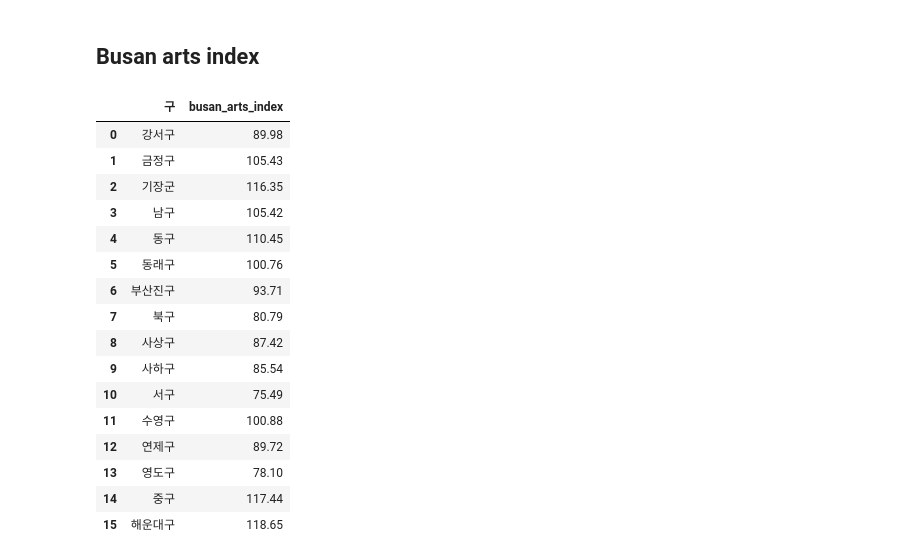
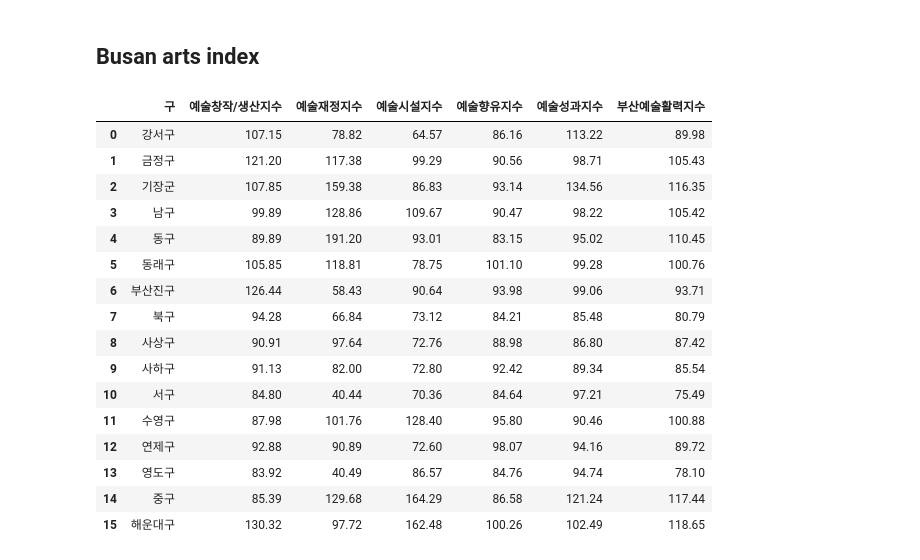
Before and after one commit to eunjuyummy/Arts_Pulse, a Jupyter notebook: data/busan/the_final_index/Busan_arts_index.ipynb, the cells around one changed output. Cells and saved outputs as stored; diff of their text form; code cells hidden in the pictures.

```diff
--- a/data/busan/the_final_index/Busan_arts_index.ipynb
+++ b/data/busan/the_final_index/Busan_arts_index.ipynb
@@ -78,0 +82,3 @@ Name: busan_arts_finance_index, dtype: float64
+# %%
+Busan_Arts_Index['예술재정지수'] = busan_arts_finance_index['busan_arts_finance_index'].round(2)
+Busan_Arts_Index
@@ -79,5 +103,6 @@ Name: busan_arts_finance_index, dtype: float64
 # %% [markdown]
 ## 예술시설지수
 # %%
-busan_arts_facilities_index['busan_arts_facilities_index'].round(2)
+Busan_Arts_Index['예술시설지수'] = busan_arts_facilities_index['busan_arts_facilities_index'].round(2)
+Busan_Arts_Index
 # %% [output]
@@ -101,5 +126,6 @@ Name: busan_arts_facilities_index, dtype: float64
 # %% [markdown]
 ## 예술향유지수
 # %%
-busan_arts_enjoyment_index['busan_arts_enjoyment_index'].round(2)
+Busan_Arts_Index['예술향유지수'] = busan_arts_enjoyment_index['busan_arts_enjoyment_index'].round(2)
+Busan_Arts_Index
 # %% [output]
@@ -123,5 +149,6 @@ Name: busan_arts_enjoyment_index, dtype: float64
 # %% [markdown]
 ## 예술성과지수
 # %%
-busan_arts_achievement_index['busan_arts_achievement_index'].round(2)
+Busan_Arts_Index['예술성과지수'] = busan_arts_achievement_index['busan_arts_achievement_index'].round(2)
+Busan_Arts_Index
 # %% [output]
@@ -145,27 +172,27 @@ Name: busan_arts_achievement_index, dtype: float64
 # %% [markdown]
 ## Busan arts index
 # %%
-Busan_Arts_Index['busan_arts_index'] = busan_arts_creation_production_index['busan_arts_creation_production_index'] + busan_arts_finance_index['busan_arts_finance_index'] + busan_arts_facilities_index['busan_arts_facilities_index'] +  busan_arts_enjoyment_index['busan_arts_enjoyment_index'] + busan_arts_achievement_index['busan_arts_achievement_index']
-Busan_Arts_Index['busan_arts_index'] = (Busan_Arts_Index['busan_arts_index']/5).round(2)
+Busan_Arts_Index['부산예술활력지수'] = busan_arts_creation_production_index['busan_arts_creation_production_index'] + busan_arts_finance_index['busan_arts_finance_index'] + busan_arts_facilities_index['busan_arts_facilities_index'] +  busan_arts_enjoyment_index['busan_arts_enjoyment_index'] + busan_arts_achievement_index['busan_arts_achievement_index']
+Busan_Arts_Index['부산예술활력지수'] = (Busan_Arts_Index['부산예술활력지수']/5).round(2)
 Busan_Arts_Index
 # %% [output]
-|  | 구 | busan_arts_index |
-| 0 | 강서구 | 89.98 |
-| 1 | 금정구 | 105.43 |
-| 2 | 기장군 | 116.35 |
-| 3 | 남구 | 105.42 |
-| 4 | 동구 | 110.45 |
-| 5 | 동래구 | 100.76 |
-| 6 | 부산진구 | 93.71 |
-| 7 | 북구 | 80.79 |
-| 8 | 사상구 | 87.42 |
-| 9 | 사하구 | 85.54 |
-| 10 | 서구 | 75.49 |
-| 11 | 수영구 | 100.88 |
-| 12 | 연제구 | 89.72 |
-| 13 | 영도구 | 78.10 |
-| 14 | 중구 | 117.44 |
-| 15 | 해운대구 | 118.65 |
+|  | 구 | 예술창작/생산지수 | 예술재정지수 | 예술시설지수 | 예술향유지수 | 예술성과지수 | 부산예술활력지수 |
+| 0 | 강서구 | 107.15 | 78.82 | 64.57 | 86.16 | 113.22 | 89.98 |
+| 1 | 금정구 | 121.20 | 117.38 | 99.29 | 90.56 | 98.71 | 105.43 |
+| 2 | 기장군 | 107.85 | 159.38 | 86.83 | 93.14 | 134.56 | 116.35 |
+| 3 | 남구 | 99.89 | 128.86 | 109.67 | 90.47 | 98.22 | 105.42 |
+| 4 | 동구 | 89.89 | 191.20 | 93.01 | 83.15 | 95.02 | 110.45 |
+| 5 | 동래구 | 105.85 | 118.81 | 78.75 | 101.10 | 99.28 | 100.76 |
+| 6 | 부산진구 | 126.44 | 58.43 | 90.64 | 93.98 | 99.06 | 93.71 |
+| 7 | 북구 | 94.28 | 66.84 | 73.12 | 84.21 | 85.48 | 80.79 |
+| 8 | 사상구 | 90.91 | 97.64 | 72.76 | 88.98 | 86.80 | 87.42 |
+| 9 | 사하구 | 91.13 | 82.00 | 72.80 | 92.42 | 89.34 | 85.54 |
+| 10 | 서구 | 84.80 | 40.44 | 70.36 | 84.64 | 97.21 | 75.49 |
+| 11 | 수영구 | 87.98 | 101.76 | 128.40 | 95.80 | 90.46 | 100.88 |
+| 12 | 연제구 | 92.88 | 90.89 | 72.60 | 98.07 | 94.16 | 89.72 |
+| 13 | 영도구 | 83.92 | 40.49 | 86.57 | 84.76 | 94.74 | 78.10 |
+| 14 | 중구 | 85.39 | 129.68 | 164.29 | 86.58 | 121.24 | 117.44 |
+| 15 | 해운대구 | 130.32 | 97.72 | 162.48 | 100.26 | 102.49 | 118.65 |
 # %%
 summary = Busan_Arts_Index.describe()
 summary
```
Also changed, not shown: parts of 13 cells of this notebook, 1 other file.
